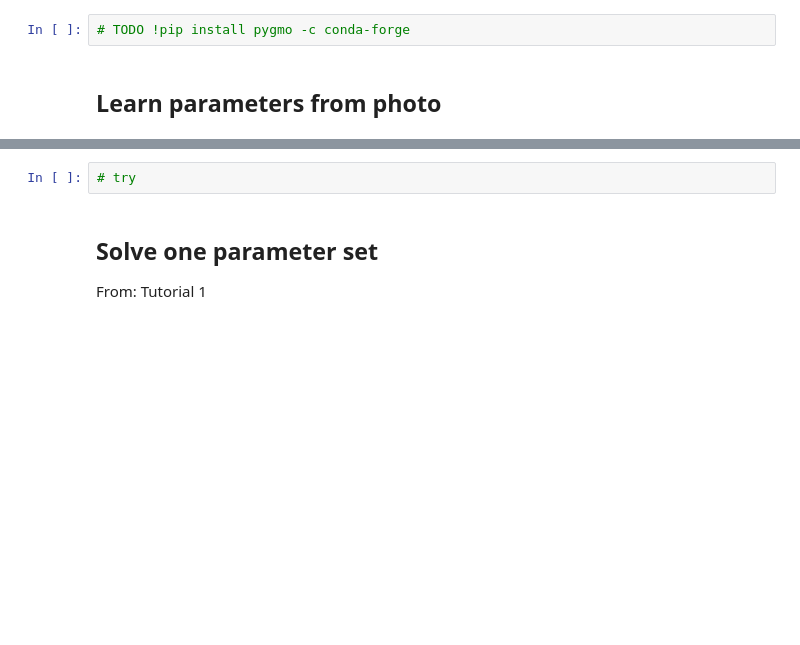
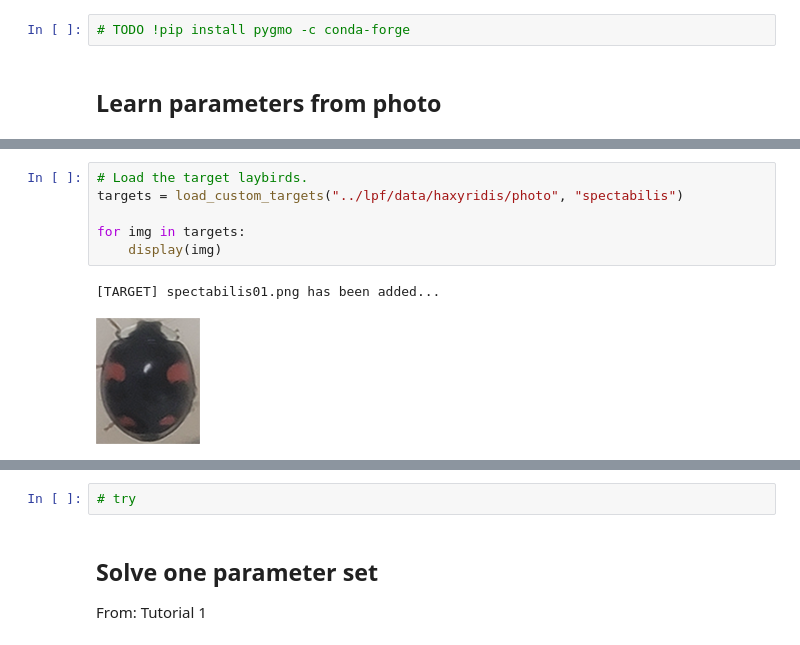
Before and after one commit to LanaSina/lpf, a Jupyter notebook: lpf_colab.ipynb, the cells around one changed output, grey strips where cells are left out. Drawn from its saved outputs; the diff is of its cells as text; blank space fills up the shorter version.

```diff
--- a/lpf_colab.ipynb
+++ b/lpf_colab.ipynb
@@ -51,0 +112,9 @@ Install PyGMO
+# %%
+# Load the target laybirds.
+targets = load_custom_targets("../lpf/data/haxyridis/photo", "spectabilis")
+
+for img in targets:
+    display(img)
+# %% [output]
+[TARGET] spectabilis01.png has been added...
+[figure, added]
```
Also changed, not shown: parts of 11 cells of this notebook.
